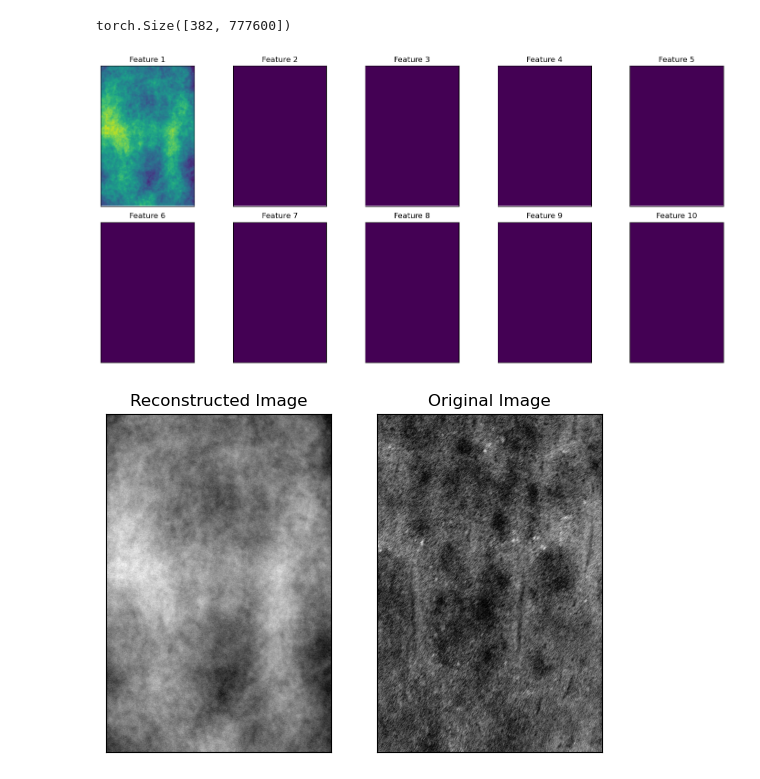
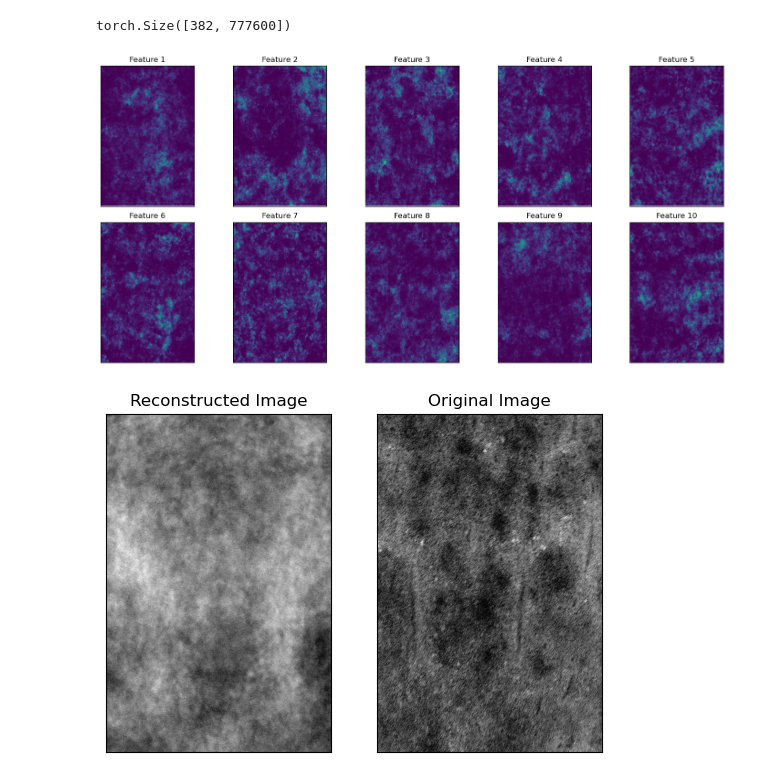
Before and after one commit to N0AHt/nmf_on_gpu, a Jupyter notebook: pytorch_nmf.ipynb, the cells around one changed output. Cells and saved outputs as stored; diff of their text form; code cells hidden in the pictures.

Commit message:
fixed sparseness fitting

```diff
--- a/pytorch_nmf.ipynb
+++ b/pytorch_nmf.ipynb
@@ -64,7 +64,7 @@ for image_cut in tqdm(images_cut):
 # %%
 #reshape and convert to grayscale
 cropped_ims_flipped = [np.max(cropped_im) - cropped_im for cropped_im in cropped_ims] #flip brighness values
-# cropped_ims = cropped_ims_flipped
+cropped_ims = cropped_ims_flipped
 dataset = np.asarray(cropped_ims)
 
 # #grayscale data
@@ -202,14 +204,14 @@ plt.show()
 V = torch.tensor(gray_data_flattened).to(torch.float32)
 print(V.shape)
 
-rank = 1
+rank = 382
 sparse_model = NMF(V.shape, rank=rank)
 
 #on gpu
 V = V.cuda()
 sparse_model = sparse_model.cuda()
 
-sparse_model.sparse_fit(V)
+sparse_model.sparse_fit(V, sW = sparseness)
 
 #return gpu resources
 sparse_model = sparse_model.cpu()
@@ -219,22 +221,22 @@ torch.Size([382, 777600])
 # %%
 # visualise new features
 
 sparse_H = sparse_model.H.detach()
 sparse_W = sparse_model.W.detach()
 
 # reshape to images
-features_images = np.empty((sparse_H.shape[0], gray_data.shape[1], gray_data.shape[2])) #number of features, image shape
+features_images = np.empty((sparse_H.shape[1], gray_data.shape[1], gray_data.shape[2])) #number of features, image shape
 for i, factor in enumerate(sparse_W.T):
     features_images[i] = factor.reshape(gray_data.shape[1], gray_data.shape[2])
 
 fig, axes = plt.subplots(2, 5, figsize=(15, 7), subplot_kw={'xticks': (), 'yticks': ()})
 for i, ax in enumerate(axes.ravel()):
     ax.imshow(features_images[i], cmap = 'viridis')
     ax.set_title(f'Feature {i+1}')
 plt.tight_layout()
 plt.show()
 # %% [output]
-[figure, old version]
+[figure, new version]
 # %%
 #single image sparse factors:
 
@@ -267,4 +269,4 @@ ax[1].set_title('Original Image')
 
 plt.show()
 # %% [output]
-[figure, old version]
+[figure, new version]
```
Also changed, not shown: parts of 4 cells of this notebook.
